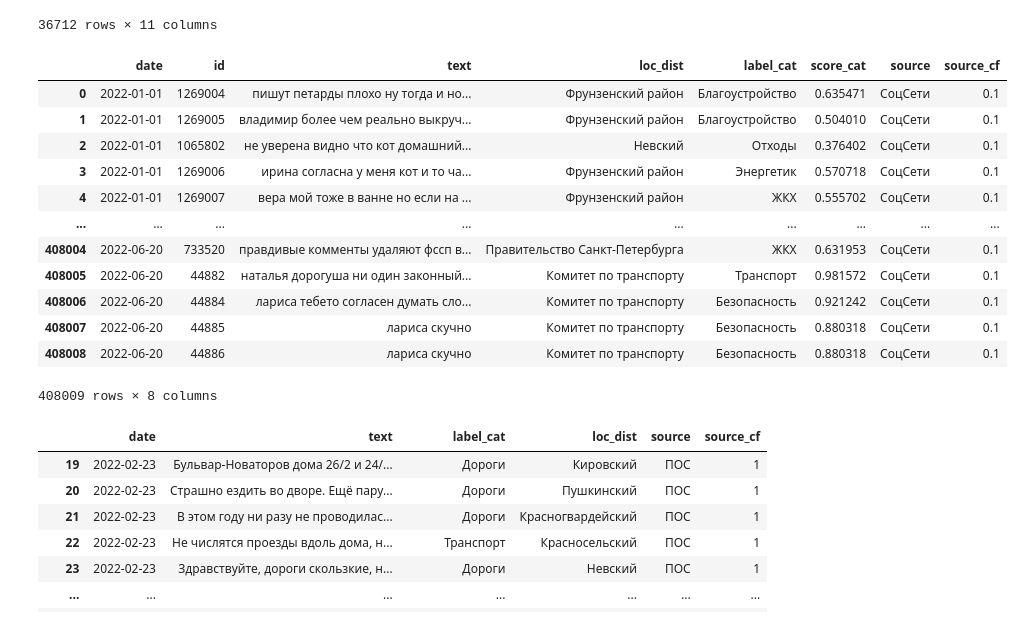
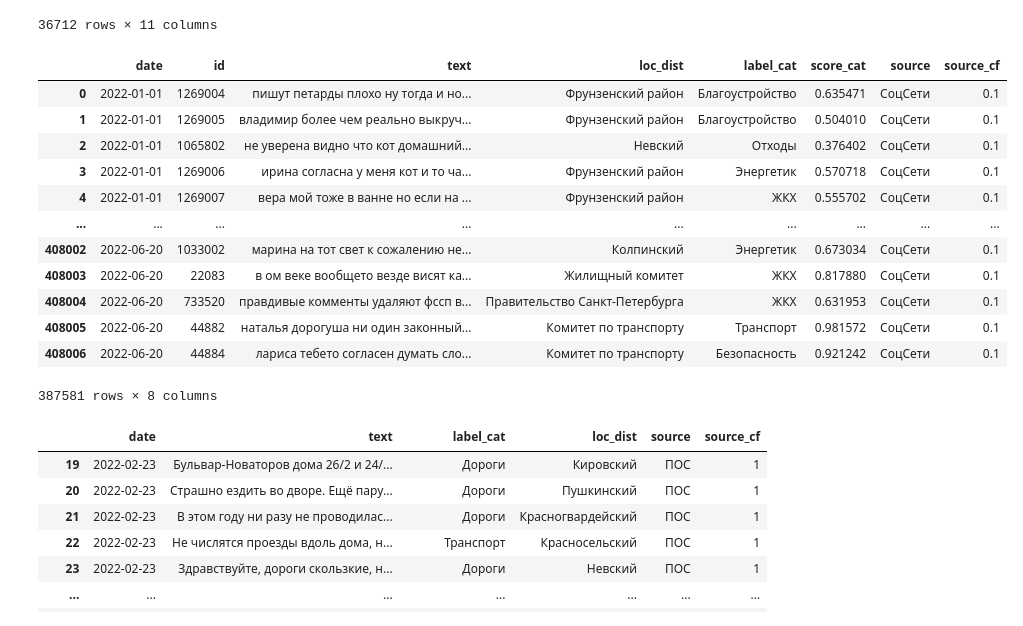
Before and after one commit to KhudyakovGleb/NIR3, a Jupyter notebook: nir3/Объединение_данных_из_источников.ipynb, the cells around one changed output. Drawn from its saved outputs; the diff is of its cells as text; code cells hidden in the pictures.

```diff
--- a/nir3/Объединение_данных_из_источников.ipynb
+++ b/nir3/Объединение_данных_из_источников.ipynb
@@ -28,29 +28,30 @@ nspb
 36712 rows × 11 columns
 # %%
 sm = pd.read_csv(r'c:\Users\User\Documents\NIR3\files\Обработанные_сообщения.csv', sep=';')
+sm = sm[sm['text'].str.len() >= 20]
 sm = sm[['date','id','text','Район', 'label_cat', 'score_cat']]
 sm = sm.rename(columns={'Район':'loc_dist'})
 sm['date'] = sm['date'].str[:-9:]
 sm['date'] = pd.to_datetime(sm['date'], format='%Y-%m-%d')
 sm = sm[sm['date'] < '2022-06-21']
 sm['source'] = 'СоцСети'
 sm['source_cf'] = 0.1
 sm['label_cat'] = sm['label_cat'].str[:-1:]
 sm
 # %% [output]
 |  | date | id | text | loc_dist | label_cat | score_cat | source | source_cf |
 | 0 | 2022-01-01 | 1269004 | пишут петарды плохо ну тогда и но... | Фрунзенский район | Благоустройство | 0.635471 | СоцСети | 0.1 |
 | 1 | 2022-01-01 | 1269005 | владимир более чем реально выкруч... | Фрунзенский район | Благоустройство | 0.504010 | СоцСети | 0.1 |
 | 2 | 2022-01-01 | 1065802 | не уверена видно что кот домашний... | Невский | Отходы | 0.376402 | СоцСети | 0.1 |
 | 3 | 2022-01-01 | 1269006 | ирина согласна у меня кот и то ча... | Фрунзенский район | Энергетик | 0.570718 | СоцСети | 0.1 |
 | 4 | 2022-01-01 | 1269007 | вера мой тоже в ванне но если на ... | Фрунзенский район | ЖКХ | 0.555702 | СоцСети | 0.1 |
 | ... | ... | ... | ... | ... | ... | ... | ... | ... |
+| 408002 | 2022-06-20 | 1033002 | марина на тот свет к сожалению не... | Колпинский | Энергетик | 0.673034 | СоцСети | 0.1 |
+| 408003 | 2022-06-20 | 22083 | в ом веке вообщето везде висят ка... | Жилищный комитет | ЖКХ | 0.817880 | СоцСети | 0.1 |
 | 408004 | 2022-06-20 | 733520 | правдивые комменты удаляют фссп в... | Правительство Санкт-Петербурга | ЖКХ | 0.631953 | СоцСети | 0.1 |
 | 408005 | 2022-06-20 | 44882 | наталья дорогуша ни один законный... | Комитет по транспорту | Транспорт | 0.981572 | СоцСети | 0.1 |
 | 408006 | 2022-06-20 | 44884 | лариса тебето согласен думать сло... | Комитет по транспорту | Безопасность | 0.921242 | СоцСети | 0.1 |
-| 408007 | 2022-06-20 | 44885 | лариса скучно | Комитет по транспорту | Безопасность | 0.880318 | СоцСети | 0.1 |
-| 408008 | 2022-06-20 | 44886 | лариса скучно | Комитет по транспорту | Безопасность | 0.880318 | СоцСети | 0.1 |
-408009 rows × 8 columns
+387581 rows × 8 columns
 # %%
 pos = pd.read_excel(r'c:\Users\User\Documents\NIR3\files\Модели Сообщения (2).xlsx', sheet_name='ИД', skiprows=1)
 pos = pos[(pos['ИС'] == 'ПОС')]
```
Also changed, not shown: parts of 15 cells of this notebook, 12 other files.
